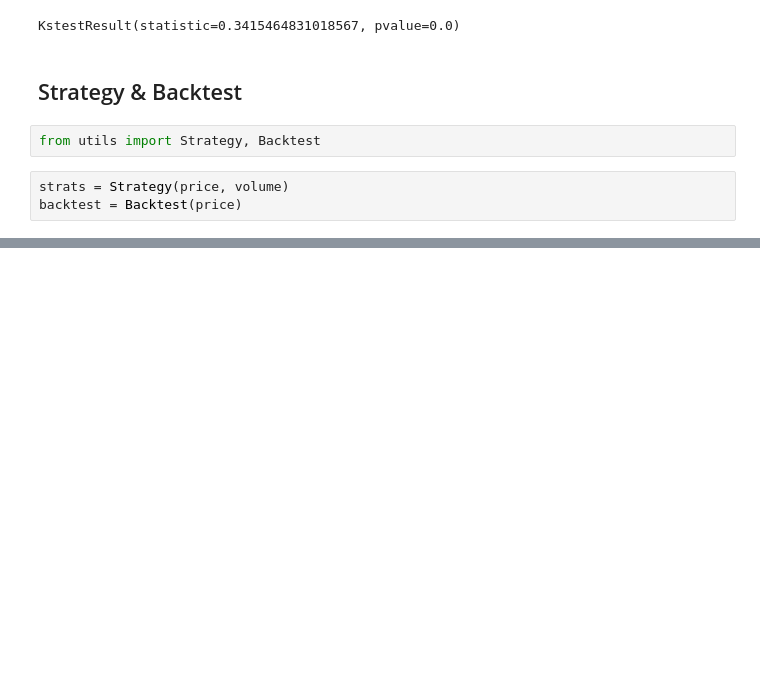
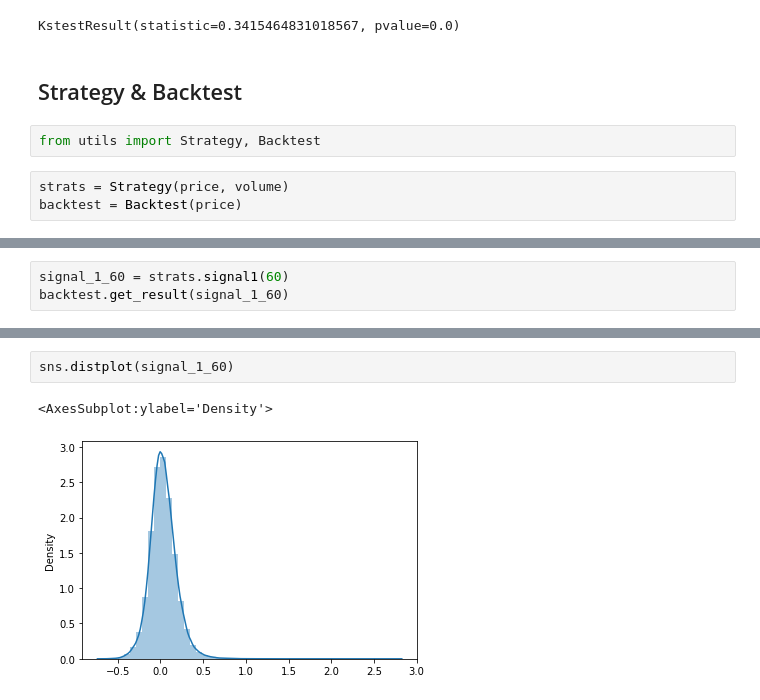
Before and after one commit to lorena597/coding-test, a Jupyter notebook: project.ipynb, the cells around one changed output, grey strips where cells are left out. Saved outputs shown, nothing was run; the diff lists cells and outputs as text; blank space fills up the shorter version.

```diff
--- a/project.ipynb
+++ b/project.ipynb
@@ -104,0 +116,3 @@ backtest.get_result(signal1_20)
+# %%
+signal_1_60 = strats.signal1(60)
+backtest.get_result(signal_1_60)
@@ -104,0 +131,5 @@ backtest.get_result(signal1_20)
+# %%
+sns.distplot(signal_1_60)
+# %% [output]
+<AxesSubplot:ylabel='Density'>
+[figure, added]
```
Also changed, not shown: parts of 32 cells of this notebook, 1 other file.
